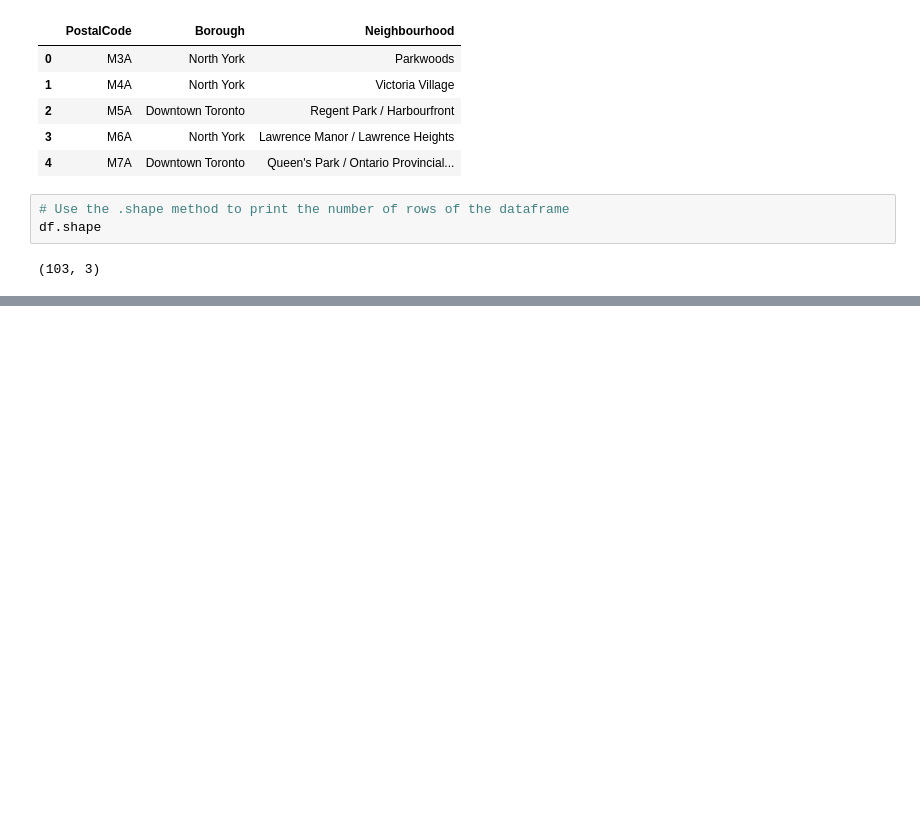
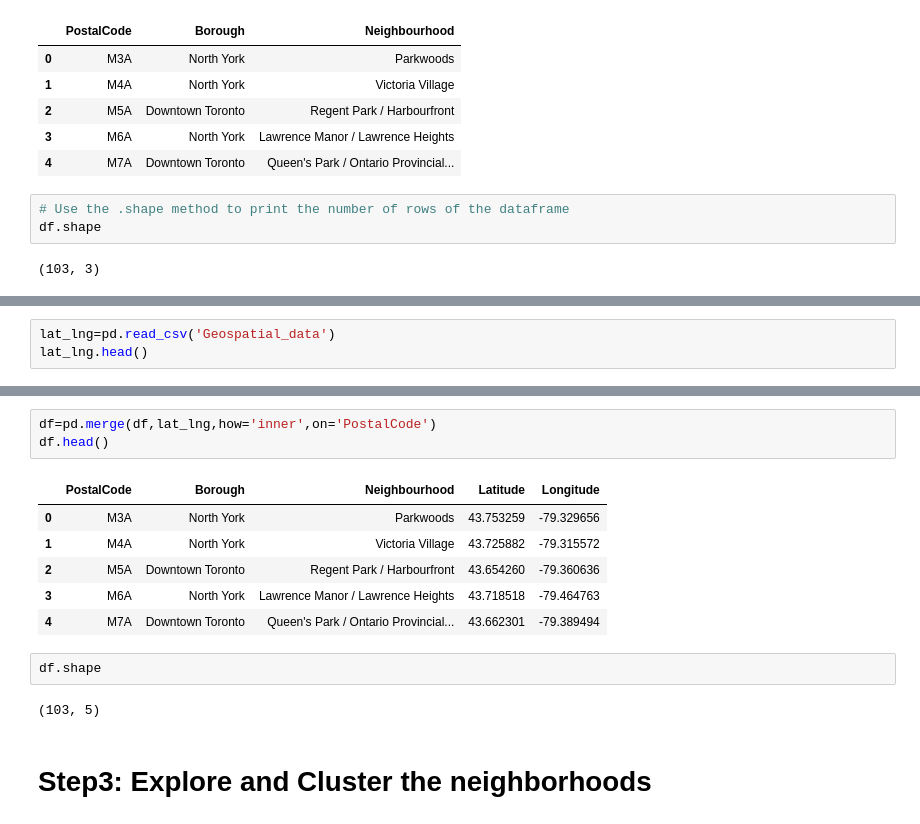
Before and after one commit to hefangzhang/Coursera_Capstone, a Jupyter notebook: Capstone-week3.ipynb, the cells around one changed output, grey strips where cells are left out. Drawn from its saved outputs; the diff is of its cells as text; blank space fills up the shorter version.

```diff
--- a/Capstone-week3.ipynb
+++ b/Capstone-week3.ipynb
@@ -119,0 +140,3 @@ df.shape
+# %%
+lat_lng=pd.read_csv('Geospatial_data')
+lat_lng.head()
@@ -119,0 +160,16 @@ df.shape
+# %%
+df=pd.merge(df,lat_lng,how='inner',on='PostalCode')
+df.head()
+# %% [output]
+|  | PostalCode | Borough | Neighbourhood | Latitude | Longitude |
+| 0 | M3A | North York | Parkwoods | 43.753259 | -79.329656 |
+| 1 | M4A | North York | Victoria Village | 43.725882 | -79.315572 |
+| 2 | M5A | Downtown Toronto | Regent Park / Harbourfront | 43.654260 | -79.360636 |
+| 3 | M6A | North York | Lawrence Manor / Lawrence Heights | 43.718518 | -79.464763 |
+| 4 | M7A | Downtown Toronto | Queen's Park / Ontario Provincial... | 43.662301 | -79.389494 |
+# %%
+df.shape
+# %% [output]
+(103, 5)
+# %% [markdown]
+# Step3: Explore and Cluster the neighborhoods
```
Also changed, not shown: parts of 16 cells of this notebook.
